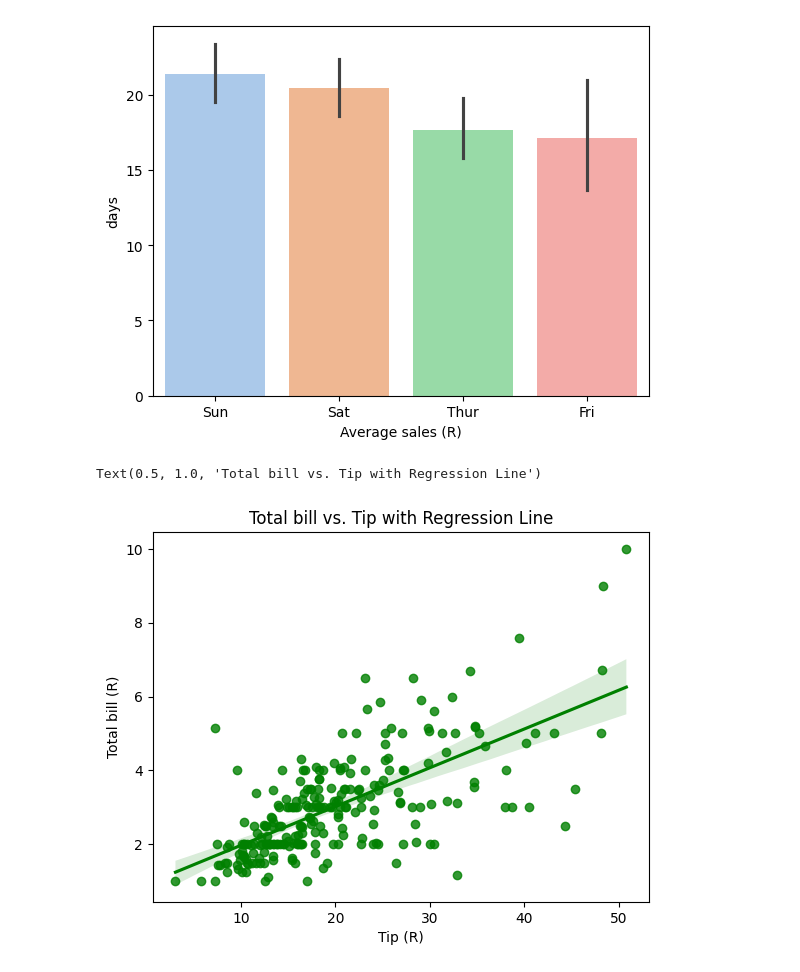
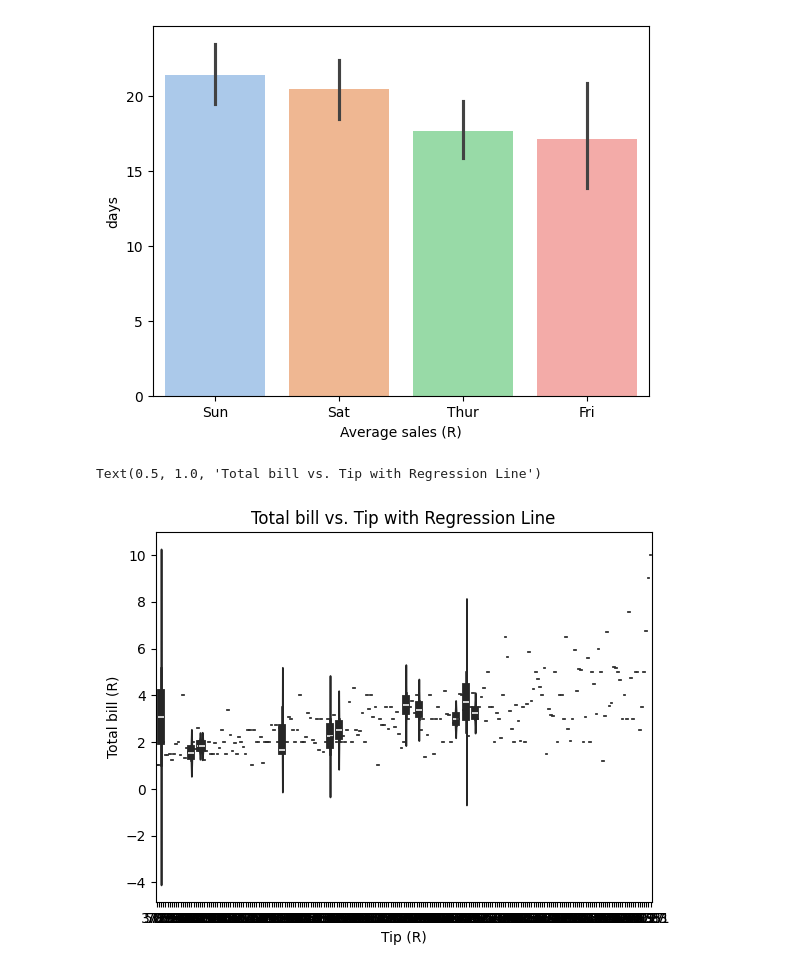
Before and after one commit to Thatom28/Python_Module, a Jupyter notebook: Day_17_Visualization.ipynb, the cells around one changed output. Saved outputs shown, nothing was run; the diff lists cells and outputs as text; code cells hidden in the pictures.

```diff
--- a/Day_17_Visualization.ipynb
+++ b/Day_17_Visualization.ipynb
@@ -194,10 +198,10 @@ Passing `palette` without assigning `hue` is deprecated and will be removed in v
 Text(0.5, 1.0, '')
 [figure]
 # %%
-sns.regplot(x = 'total_bill', y ='tip', data= tips_df,color='green')
+sns.violinplot(x = 'total_bill', y ='tip', data= tips_df,color='green')
 plt.xlabel('Tip (R)')
 plt.ylabel('Total bill (R)')
 plt.title("Total bill vs. Tip with Regression Line")
 # %% [output]
 Text(0.5, 1.0, 'Total bill vs. Tip with Regression Line')
-[figure, old version]
+[figure, new version]
```
Also changed, not shown: parts of 13 cells of this notebook, 3 other files.
